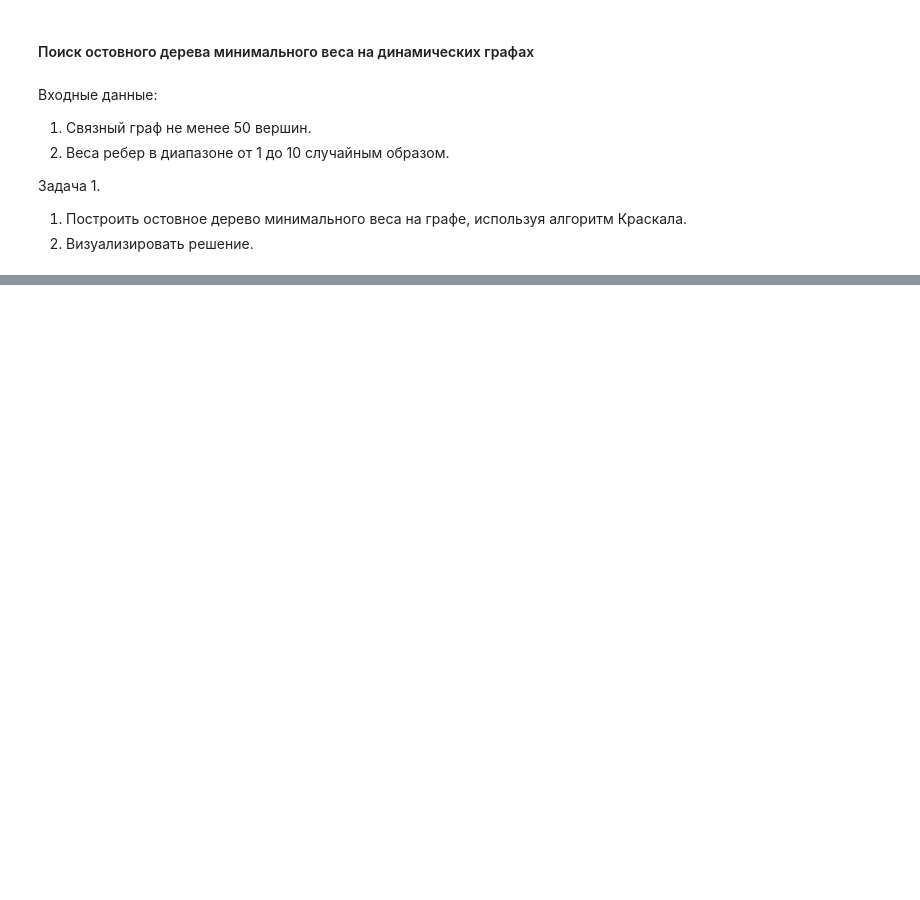
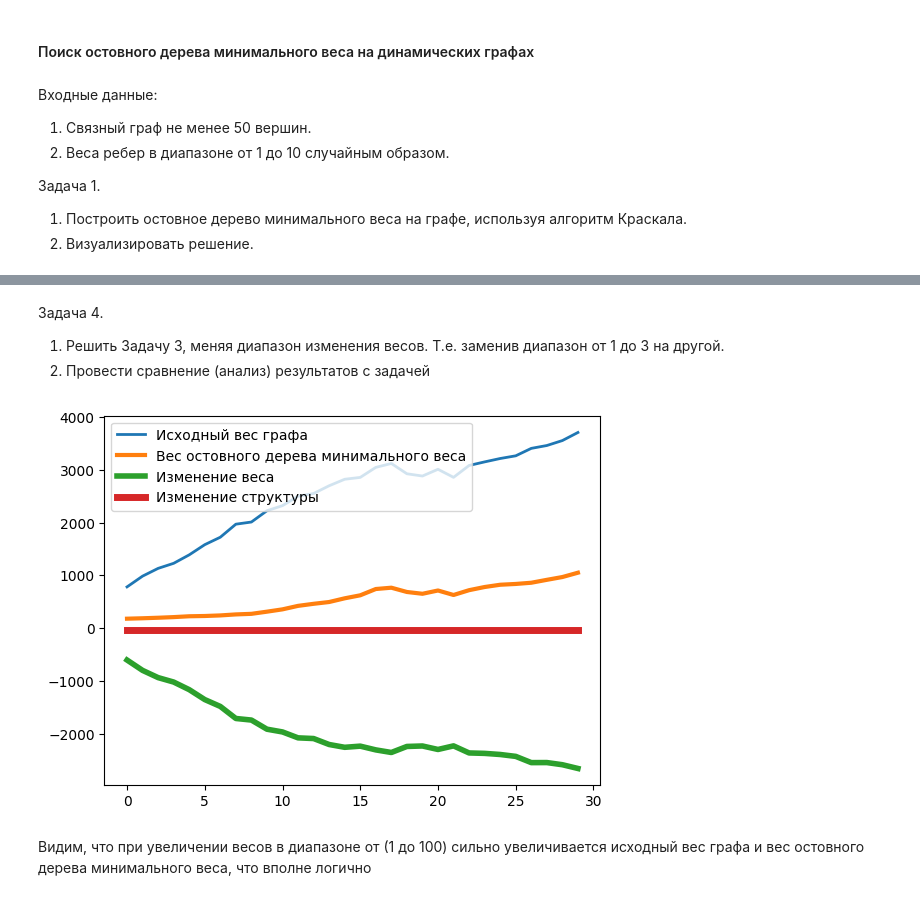
Before and after one commit to bitcoineazy/Network_Models, a Jupyter notebook: Теория_графов/02_network_models.ipynb, the cells around one changed output, grey strips where cells are left out. Saved outputs shown, nothing was run; the diff lists cells and outputs as text; code cells hidden in the pictures; blank space fills up the shorter version.

```diff
--- a/Теория_графов/02_network_models.ipynb
+++ b/Теория_графов/02_network_models.ipynb
@@ -240,0 +145,50 @@ nx.draw_shell(G, nlist=[range(5, 10), range(5)], with_labels=True, font_weight='
+# %% [markdown]
+Задача 4.
+1.	Решить Задачу 3, меняя диапазон изменения весов. Т.е. заменив диапазон от 1 до 3 на другой.
+2.	Провести сравнение (анализ) результатов с задачей
+# %%
+# Меняем веса от 1 до 100
+
+def run_iterations(graph, iterations):
+    results = []
+    for i in range(iterations):
+        # Выбор случайных ребер и изменение их весов
+        random_edges = random.sample(list(graph.edges()), 5)
+        for u, v in random_edges:
+            graph[u][v]['weight'] = random.randint(1, 100)
+
+        # Построение остовного дерева минимального веса
+        T = nx.minimum_spanning_tree(graph)
+
+        # Расчет количественных изменений
+        total_weight_before = sum(data['weight'] for _, _, data in graph.edges(data=True))
+        total_weight_after = sum(data['weight'] for _, _, data in T.edges(data=True))
+        weight_change = total_weight_after - total_weight_before
+
+        # Расчет структурных изменений
+        edges_before = set(graph.edges())
+        edges_after = set(T.edges())
+        added_edges = edges_after - edges_before
+        removed_edges = edges_before - edges_after
+
+        edges_changed = len(added_edges) - len(removed_edges)
+
+        # Сохранение результатов
+        results.append((total_weight_before, total_weight_after, weight_change, edges_changed))
+
+    return results
+
+# Запуск 30 итераций
+results = run_iterations(G_copy, 30)
+
+# Построение графика изменения количественных и структурных параметров
+plt.plot(range(30), [r[0] for r in results], label="Исходный вес графа", linewidth=2)
+plt.plot(range(30), [r[1] for r in results], label="Вес остовного дерева минимального веса", linewidth=3)
+plt.plot(range(30), [r[2] for r in results], label="Изменение веса", linewidth=4)
+plt.plot(range(30), [r[3] for r in results], label="Изменение структуры", linewidth=5)
+plt.legend()
+plt.show()
+# %% [output]
+[figure, added]
+# %% [markdown]
+Видим, что при увеличении весов в диапазоне от (1 до 100) сильно увеличивается исходный вес графа и вес остовного дерева минимального веса, что вполне логично
```
Also changed, not shown: parts of 18 cells of this notebook.
